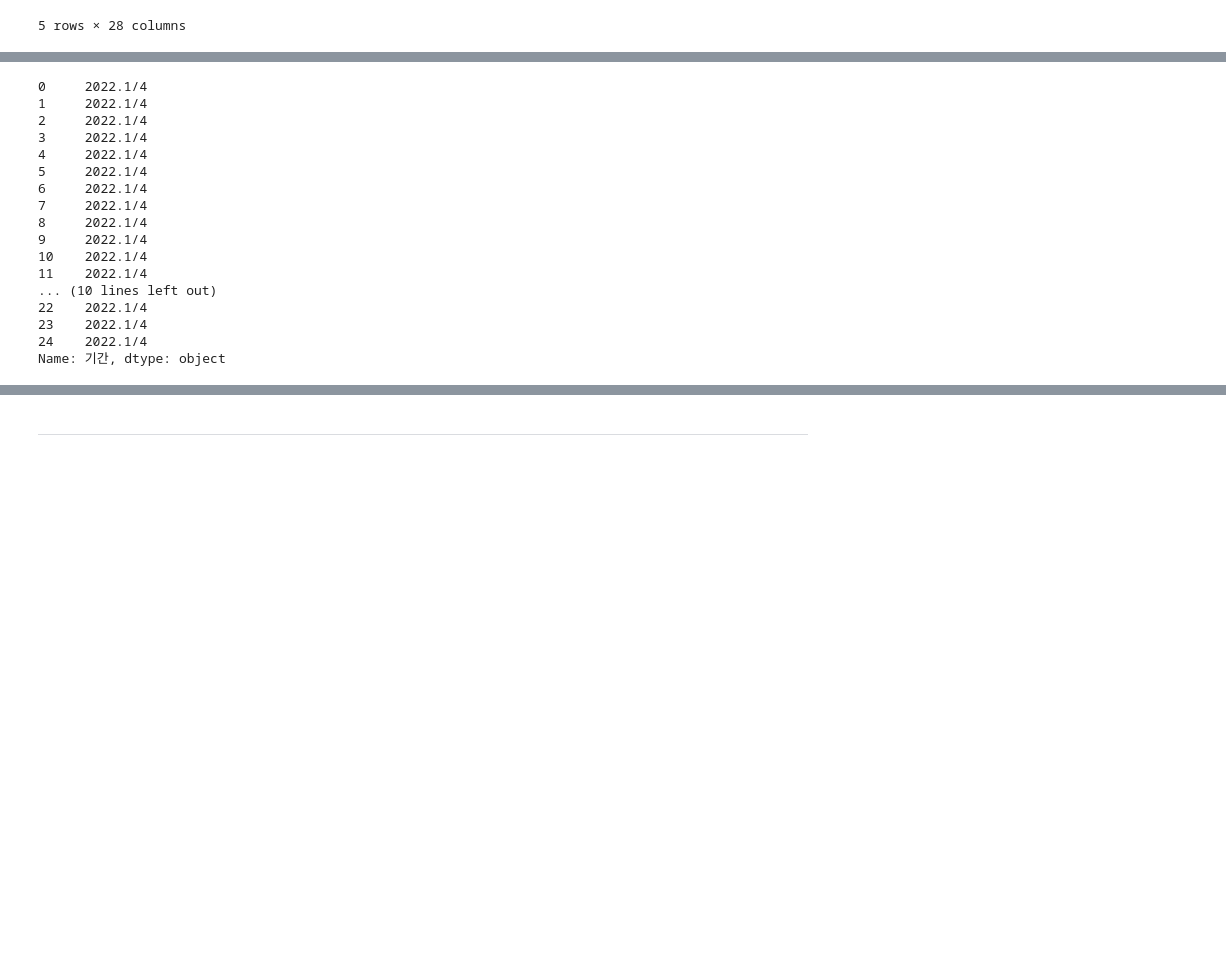
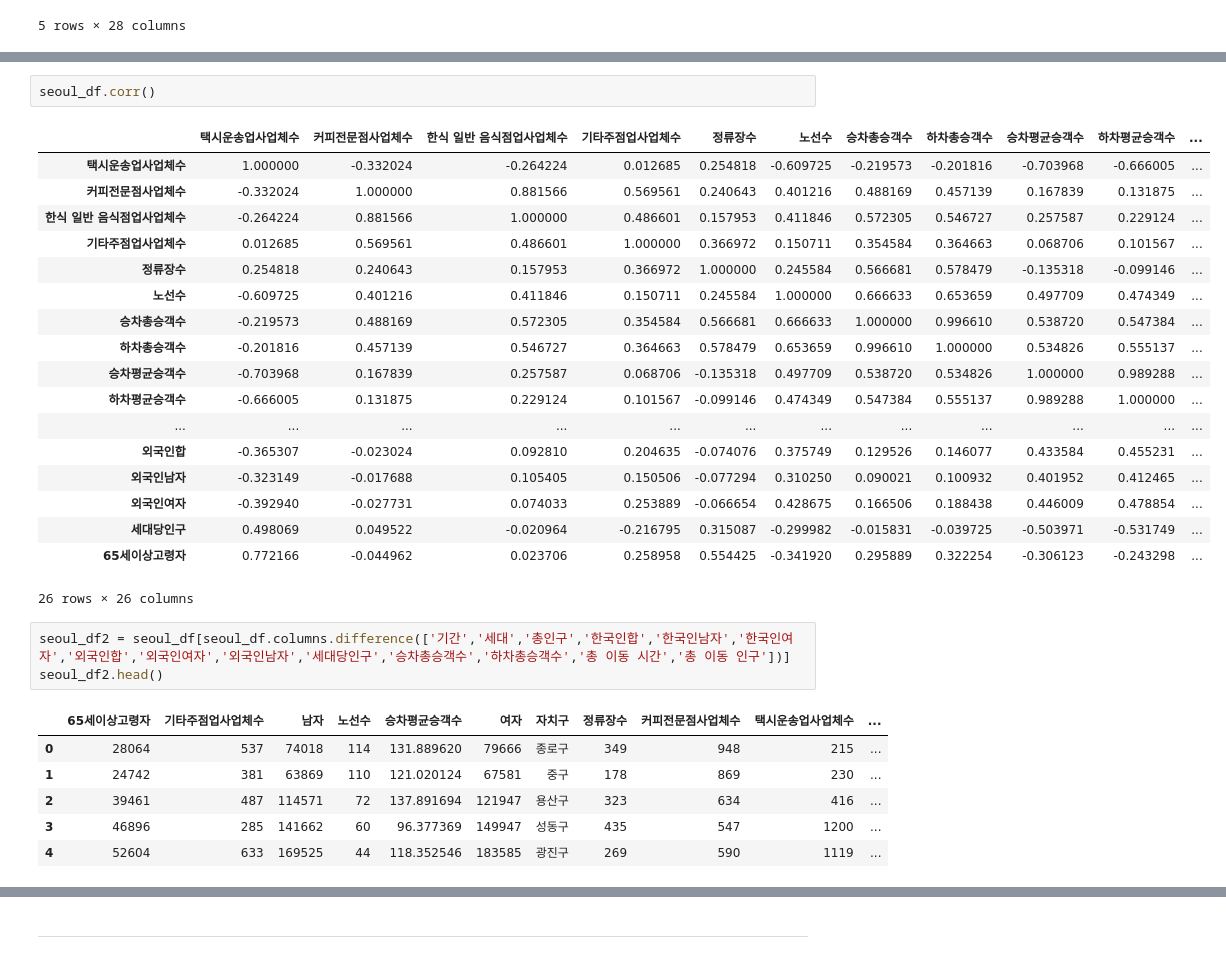
Before and after one commit to won4513/mini1, a Jupyter notebook: code/1.5 데이터 불러오기 및 분석(EDA)_1차_데이터 분석.ipynb, the cells around one changed output, grey strips where cells are left out. Saved outputs shown, nothing was run; the diff lists cells and outputs as text; blank space fills up the shorter version.

```diff
--- a/code/1.5 데이터 불러오기 및 분석(EDA)_1차_데이터 분석.ipynb
+++ b/code/1.5 데이터 불러오기 및 분석(EDA)_1차_데이터 분석.ipynb
@@ -97,19 +108,31 @@ Index(['자치구', '택시운송업사업체수', '커피전문점사업체수'
+# %%
+seoul_df.corr()
+# %% [output]
+|  | 택시운송업사업체수 | 커피전문점사업체수 | 한식 일반 음식점업사업체수 | 기타주점업사업체수 | 정류장수 | 노선수 | 승차총승객수 | 하차총승객수 | 승차평균승객수 | 하차평균승객수 | ... |
+| 택시운송업사업체수 | 1.000000 | -0.332024 | -0.264224 | 0.012685 | 0.254818 | -0.609725 | -0.219573 | -0.201816 | -0.703968 | -0.666005 | ... |
+| 커피전문점사업체수 | -0.332024 | 1.000000 | 0.881566 | 0.569561 | 0.240643 | 0.401216 | 0.488169 | 0.457139 | 0.167839 | 0.131875 | ... |
+| 한식 일반 음식점업사업체수 | -0.264224 | 0.881566 | 1.000000 | 0.486601 | 0.157953 | 0.411846 | 0.572305 | 0.546727 | 0.257587 | 0.229124 | ... |
+| 기타주점업사업체수 | 0.012685 | 0.569561 | 0.486601 | 1.000000 | 0.366972 | 0.150711 | 0.354584 | 0.364663 | 0.068706 | 0.101567 | ... |
+| 정류장수 | 0.254818 | 0.240643 | 0.157953 | 0.366972 | 1.000000 | 0.245584 | 0.566681 | 0.578479 | -0.135318 | -0.099146 | ... |
+| 노선수 | -0.609725 | 0.401216 | 0.411846 | 0.150711 | 0.245584 | 1.000000 | 0.666633 | 0.653659 | 0.497709 | 0.474349 | ... |
+| 승차총승객수 | -0.219573 | 0.488169 | 0.572305 | 0.354584 | 0.566681 | 0.666633 | 1.000000 | 0.996610 | 0.538720 | 0.547384 | ... |
+| 하차총승객수 | -0.201816 | 0.457139 | 0.546727 | 0.364663 | 0.578479 | 0.653659 | 0.996610 | 1.000000 | 0.534826 | 0.555137 | ... |
+| 승차평균승객수 | -0.703968 | 0.167839 | 0.257587 | 0.068706 | -0.135318 | 0.497709 | 0.538720 | 0.534826 | 1.000000 | 0.989288 | ... |
+| 하차평균승객수 | -0.666005 | 0.131875 | 0.229124 | 0.101567 | -0.099146 | 0.474349 | 0.547384 | 0.555137 | 0.989288 | 1.000000 | ... |
+| ... | ... | ... | ... | ... | ... | ... | ... | ... | ... | ... | ... |
+| 외국인합 | -0.365307 | -0.023024 | 0.092810 | 0.204635 | -0.074076 | 0.375749 | 0.129526 | 0.146077 | 0.433584 | 0.455231 | ... |
+| 외국인남자 | -0.323149 | -0.017688 | 0.105405 | 0.150506 | -0.077294 | 0.310250 | 0.090021 | 0.100932 | 0.401952 | 0.412465 | ... |
+| 외국인여자 | -0.392940 | -0.027731 | 0.074033 | 0.253889 | -0.066654 | 0.428675 | 0.166506 | 0.188438 | 0.446009 | 0.478854 | ... |
+| 세대당인구 | 0.498069 | 0.049522 | -0.020964 | -0.216795 | 0.315087 | -0.299982 | -0.015831 | -0.039725 | -0.503971 | -0.531749 | ... |
+| 65세이상고령자 | 0.772166 | -0.044962 | 0.023706 | 0.258958 | 0.554425 | -0.341920 | 0.295889 | 0.322254 | -0.306123 | -0.243298 | ... |
+26 rows × 26 columns
 # %%
+seoul_df2 = seoul_df[seoul_df.columns.difference(['기간','세대','총인구','한국인합','한국인남자','한국인여자','외국인합','외국인여자','외국인남자','세대당인구','승차총승객수','하차총승객수','총 이동 시간','총 이동 인구'])]
+seoul_df2.head()
 # %% [output]
-0     2022.1/4
-1     2022.1/4
-2     2022.1/4
-3     2022.1/4
-4     2022.1/4
-5     2022.1/4
-6     2022.1/4
-7     2022.1/4
-8     2022.1/4
-9     2022.1/4
-10    2022.1/4
-11    2022.1/4
-... (10 lines left out)
-22    2022.1/4
-23    2022.1/4
-24    2022.1/4
-Name: 기간, dtype: object
+|  | 65세이상고령자 | 기타주점업사업체수 | 남자 | 노선수 | 승차평균승객수 | 여자 | 자치구 | 정류장수 | 커피전문점사업체수 | 택시운송업사업체수 | ... |
+| 0 | 28064 | 537 | 74018 | 114 | 131.889620 | 79666 | 종로구 | 349 | 948 | 215 | ... |
+| 1 | 24742 | 381 | 63869 | 110 | 121.020124 | 67581 | 중구 | 178 | 869 | 230 | ... |
+| 2 | 39461 | 487 | 114571 | 72 | 137.891694 | 121947 | 용산구 | 323 | 634 | 416 | ... |
+| 3 | 46896 | 285 | 141662 | 60 | 96.377369 | 149947 | 성동구 | 435 | 547 | 1200 | ... |
+| 4 | 52604 | 633 | 169525 | 44 | 118.352546 | 183585 | 광진구 | 269 | 590 | 1119 | ... |
```
Also changed, not shown: parts of 14 cells of this notebook.
